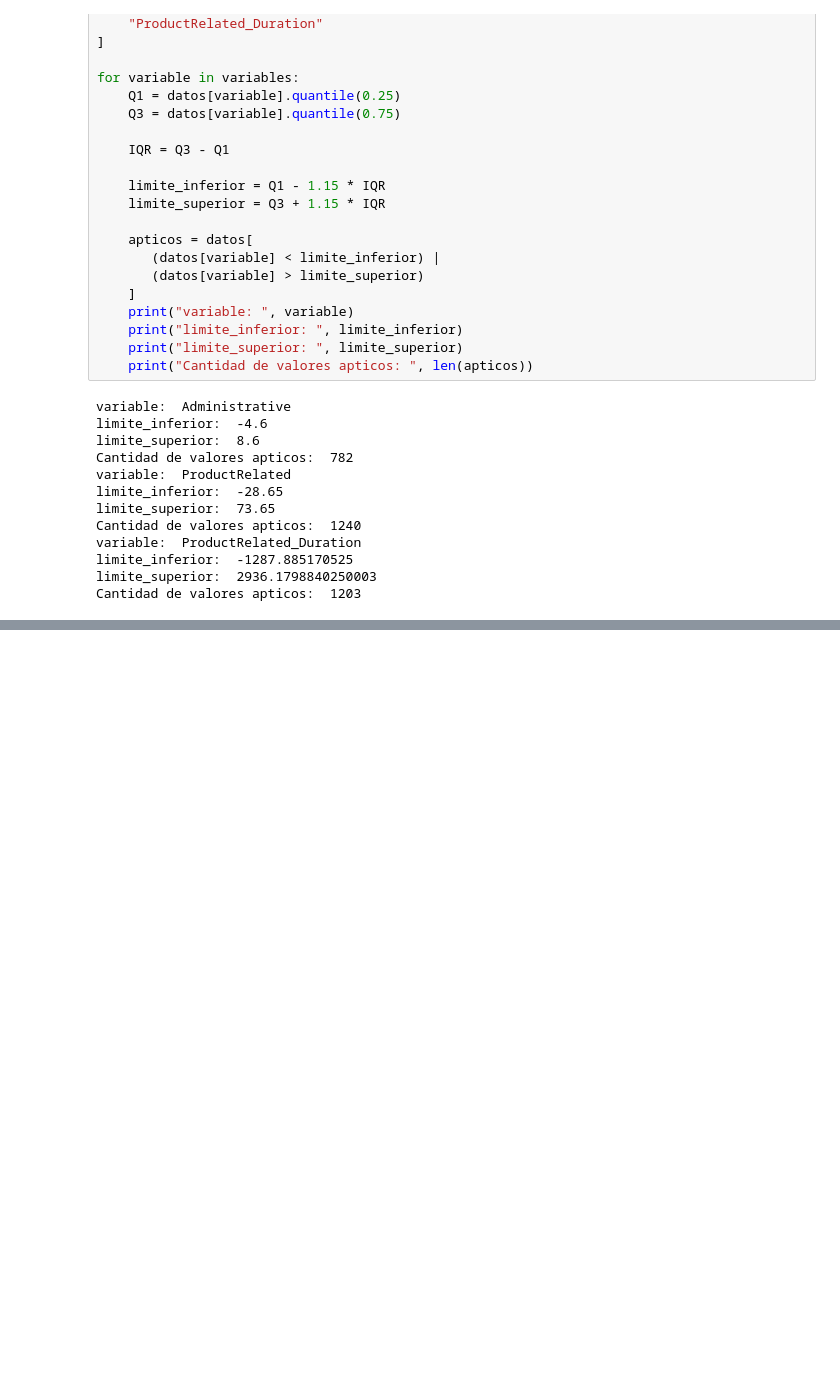
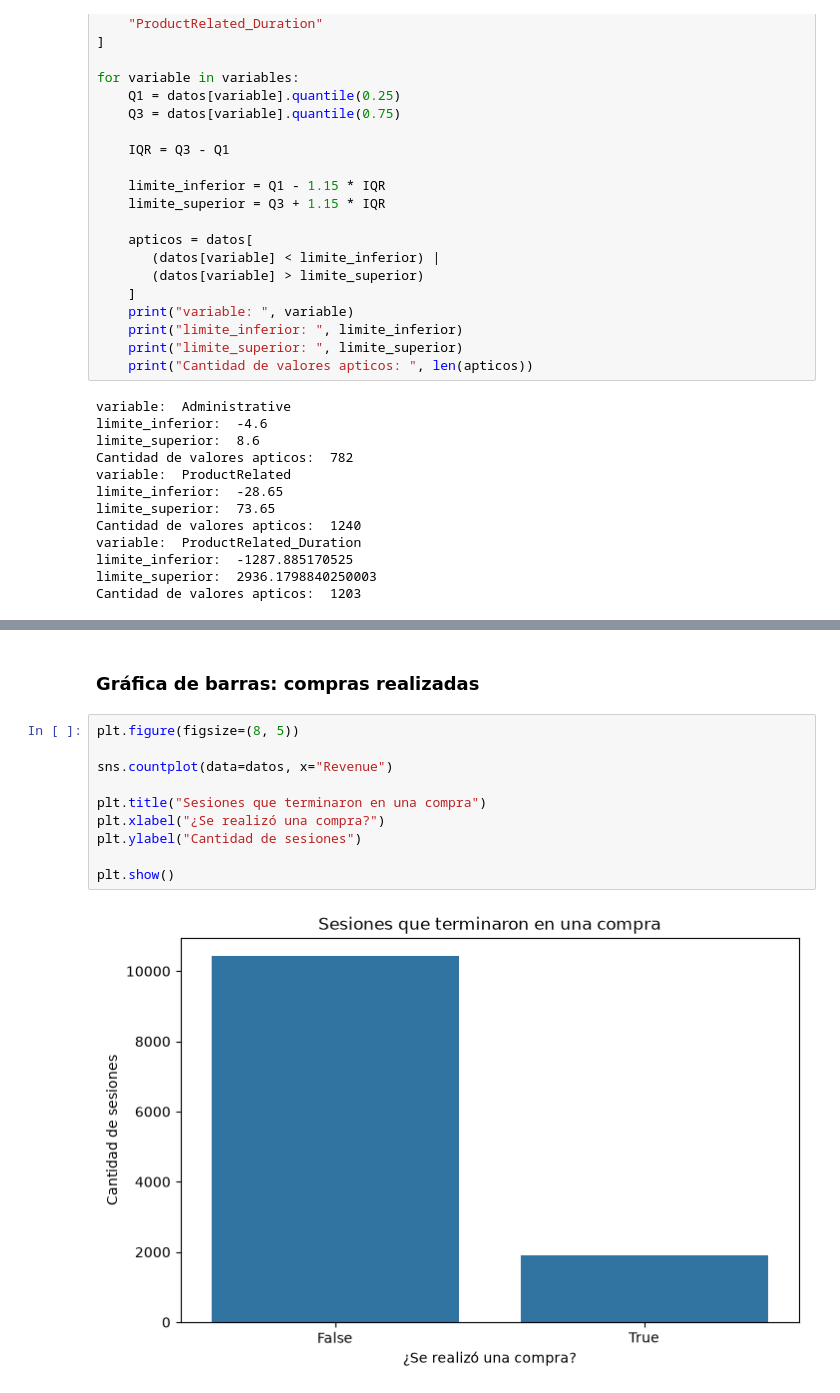
Before and after one commit to Shaggy1789/REC_ECBD_2026_Chavez_Byron, a Jupyter notebook: notebooks/ChavezMolina_Byron_U2_AE1_Exploracion.ipynb, the cells around one changed output, grey strips where cells are left out. Saved outputs shown, nothing was run; the diff lists cells and outputs as text; blank space fills up the shorter version.

```diff
--- a/notebooks/ChavezMolina_Byron_U2_AE1_Exploracion.ipynb
+++ b/notebooks/ChavezMolina_Byron_U2_AE1_Exploracion.ipynb
@@ -431,0 +461,14 @@ Estos valores no necesariamente son errores, ya que pueden representar comportam
+# %% [markdown]
+### Gráfica de barras: compras realizadas
+# %%
+plt.figure(figsize=(8, 5))
+
+sns.countplot(data=datos, x="Revenue")
+
+plt.title("Sesiones que terminaron en una compra")
+plt.xlabel("¿Se realizó una compra?")
+plt.ylabel("Cantidad de sesiones")
+
+plt.show()
+# %% [output]
+[figure, added]
```
Also changed, not shown: parts of 9 cells of this notebook.
